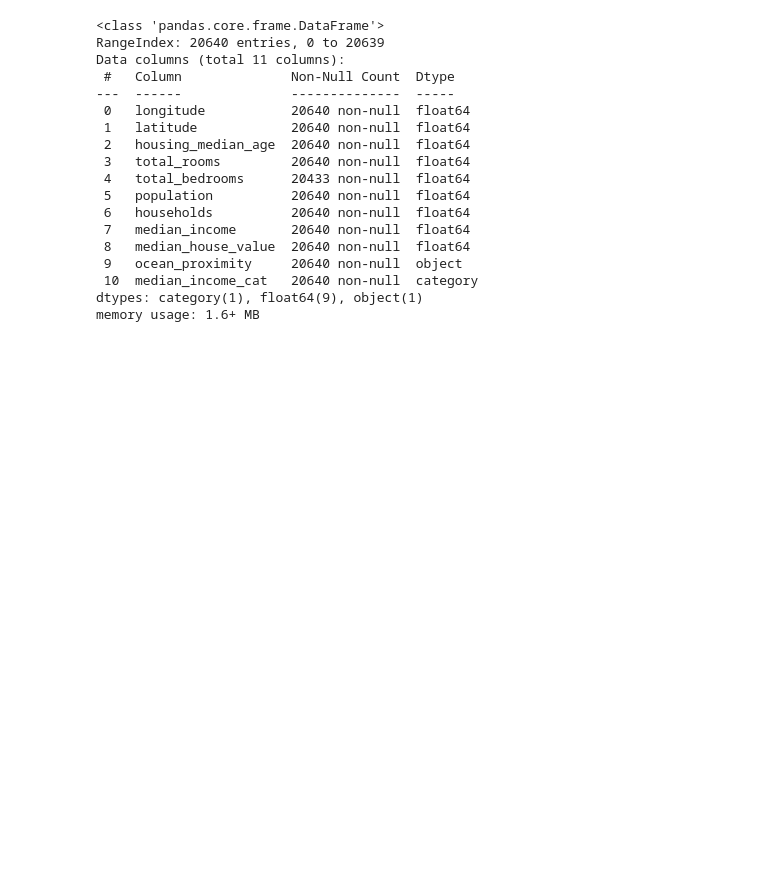
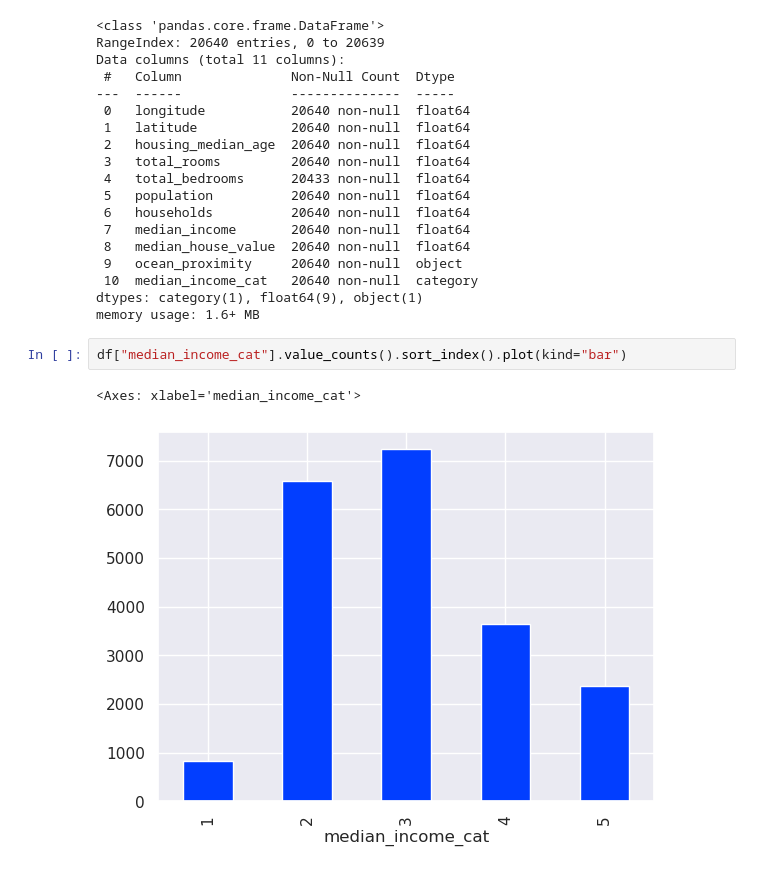
Before and after one commit to HilarioMarques/Regressao_preco_casas_California_Kaggle, a Jupyter notebook: notebooks/Analise_exploratoria.ipynb, the cells around one changed output. Drawn from its saved outputs; the diff is of its cells as text; blank space fills up the shorter version.

```diff
--- a/notebooks/Analise_exploratoria.ipynb
+++ b/notebooks/Analise_exploratoria.ipynb
@@ -199,3 +199,8 @@ Data columns (total 11 columns):
  10  median_income_cat   20640 non-null  category
 dtypes: category(1), float64(9), object(1)
 memory usage: 1.6+ MB
+# %%
+df["median_income_cat"].value_counts().sort_index().plot(kind="bar")
+# %% [output]
+<Axes: xlabel='median_income_cat'>
+[figure, added]
```
